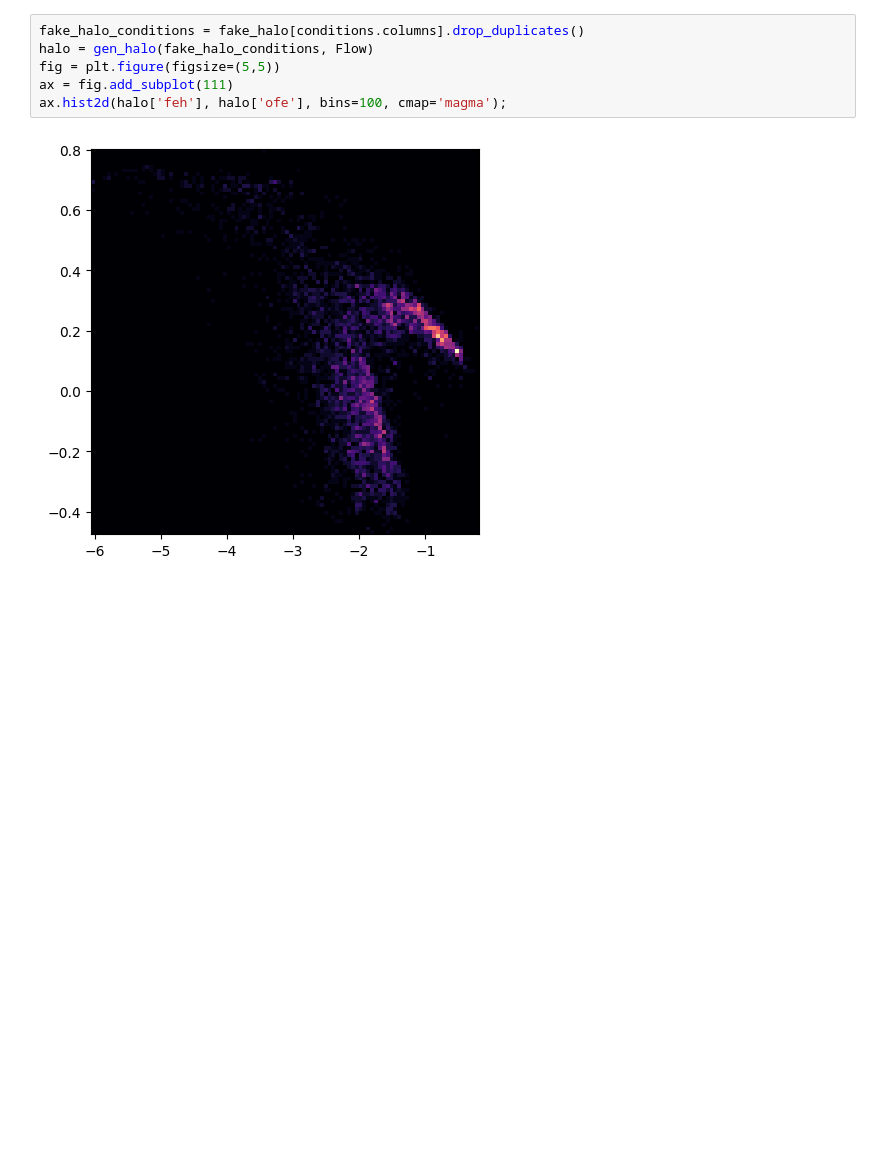
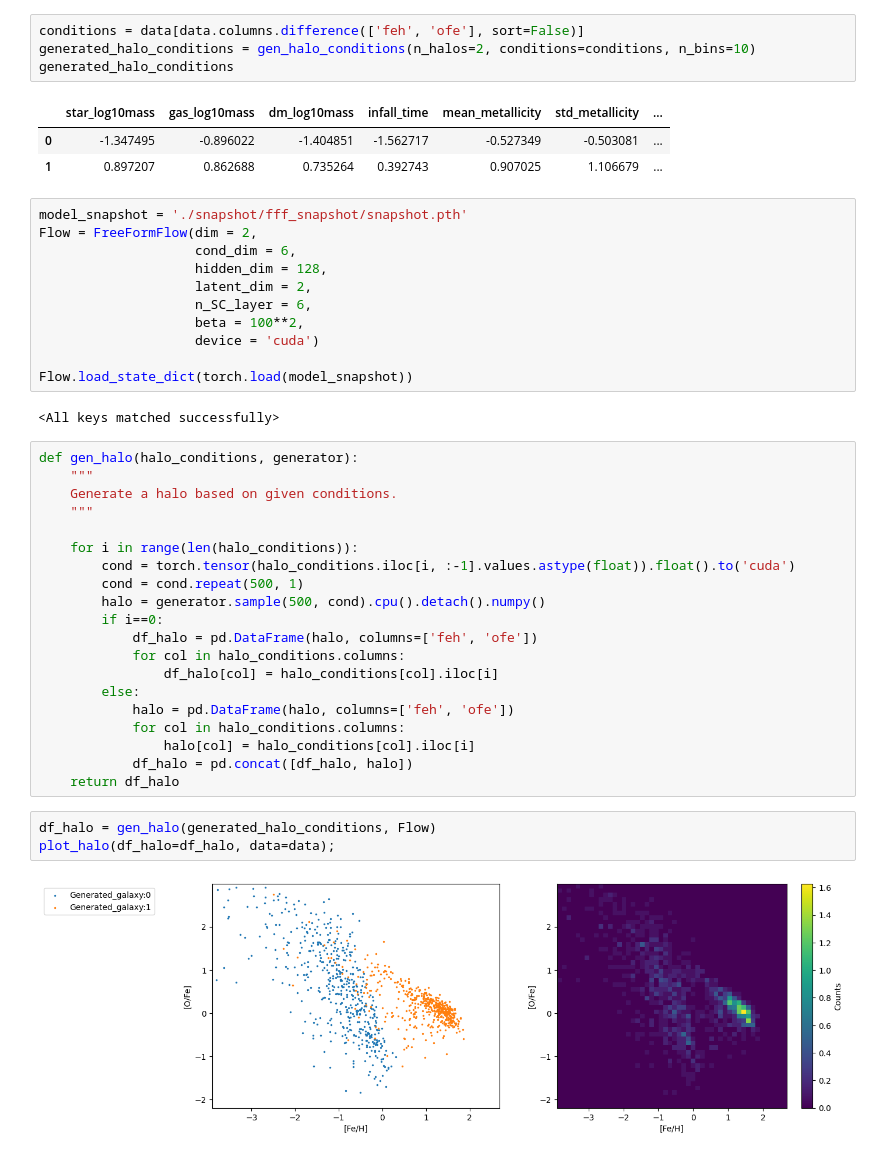
Before and after one commit to vepe99/CASBI, a Jupyter notebook: notebooks/generate_halo.ipynb, the cells around one changed output. Drawn from its saved outputs; the diff is of its cells as text; blank space fills up the shorter version.

```diff
--- a/notebooks/generate_halo.ipynb
+++ b/notebooks/generate_halo.ipynb
@@ -134,8 +128,46 @@ ax.hist2d(halo['feh'], halo['ofe'], bins=100, cmap='magma');
-# %%
-fake_halo_conditions = fake_halo[conditions.columns].drop_duplicates()
-halo = gen_halo(fake_halo_conditions, Flow)
-fig = plt.figure(figsize=(5,5))
-ax = fig.add_subplot(111)
-ax.hist2d(halo['feh'], halo['ofe'], bins=100, cmap='magma');
-# %% [output]
-[figure, removed]
+# %%
+conditions = data[data.columns.difference(['feh', 'ofe'], sort=False)]
+generated_halo_conditions = gen_halo_conditions(n_halos=2, conditions=conditions, n_bins=10)
+generated_halo_conditions
+# %% [output]
+|  | star_log10mass | gas_log10mass | dm_log10mass | infall_time | mean_metallicity | std_metallicity | ... |
+| 0 | -1.347495 | -0.896022 | -1.404851 | -1.562717 | -0.527349 | -0.503081 | ... |
+| 1 | 0.897207 | 0.862688 | 0.735264 | 0.392743 | 0.907025 | 1.106679 | ... |
+# %%
+model_snapshot = './snapshot/fff_snapshot/snapshot.pth'
+Flow = FreeFormFlow(dim = 2,
+                    cond_dim = 6,
+                    hidden_dim = 128,
+                    latent_dim = 2,
+                    n_SC_layer = 6,
+                    beta = 100**2,
+                    device = 'cuda')
+
+Flow.load_state_dict(torch.load(model_snapshot))
+# %% [output]
+<All keys matched successfully>
+# %%
+def gen_halo(halo_conditions, generator):
+    """
+    Generate a halo based on given conditions.
+    """
+
+    for i in range(len(halo_conditions)):
+        cond = torch.tensor(halo_conditions.iloc[i, :-1].values.astype(float)).float().to('cuda')
+        cond = cond.repeat(500, 1)
+        halo = generator.sample(500, cond).cpu().detach().numpy()
+        if i==0:
+            df_halo = pd.DataFrame(halo, columns=['feh', 'ofe'])
+            for col in halo_conditions.columns:
+                df_halo[col] = halo_conditions[col].iloc[i]
+        else:
+            halo = pd.DataFrame(halo, columns=['feh', 'ofe'])
+            for col in halo_conditions.columns:
+                halo[col] = halo_conditions[col].iloc[i]
+            df_halo = pd.concat([df_halo, halo])
+    return df_halo
+# %%
+df_halo = gen_halo(generated_halo_conditions, Flow)
+plot_halo(df_halo=df_halo, data=data);
+# %% [output]
+[figure, added]
```
Also changed, not shown: parts of 14 cells of this notebook, 13 other files.
